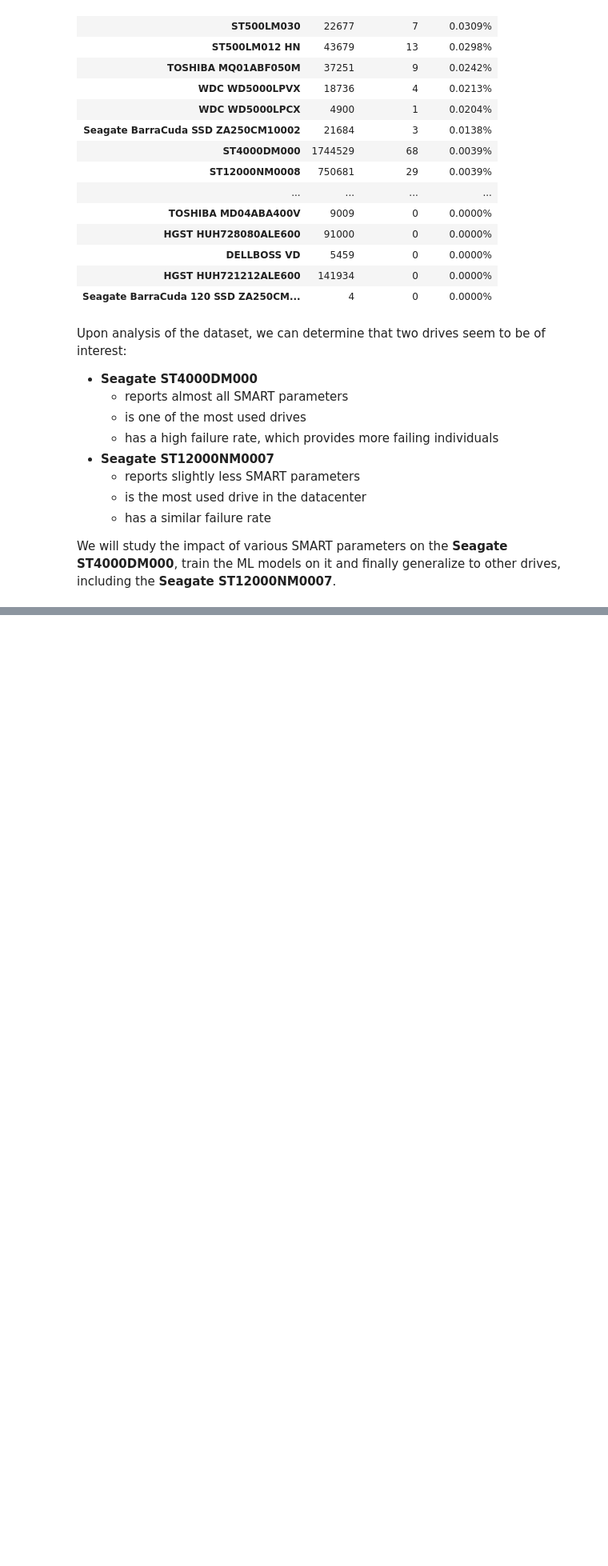
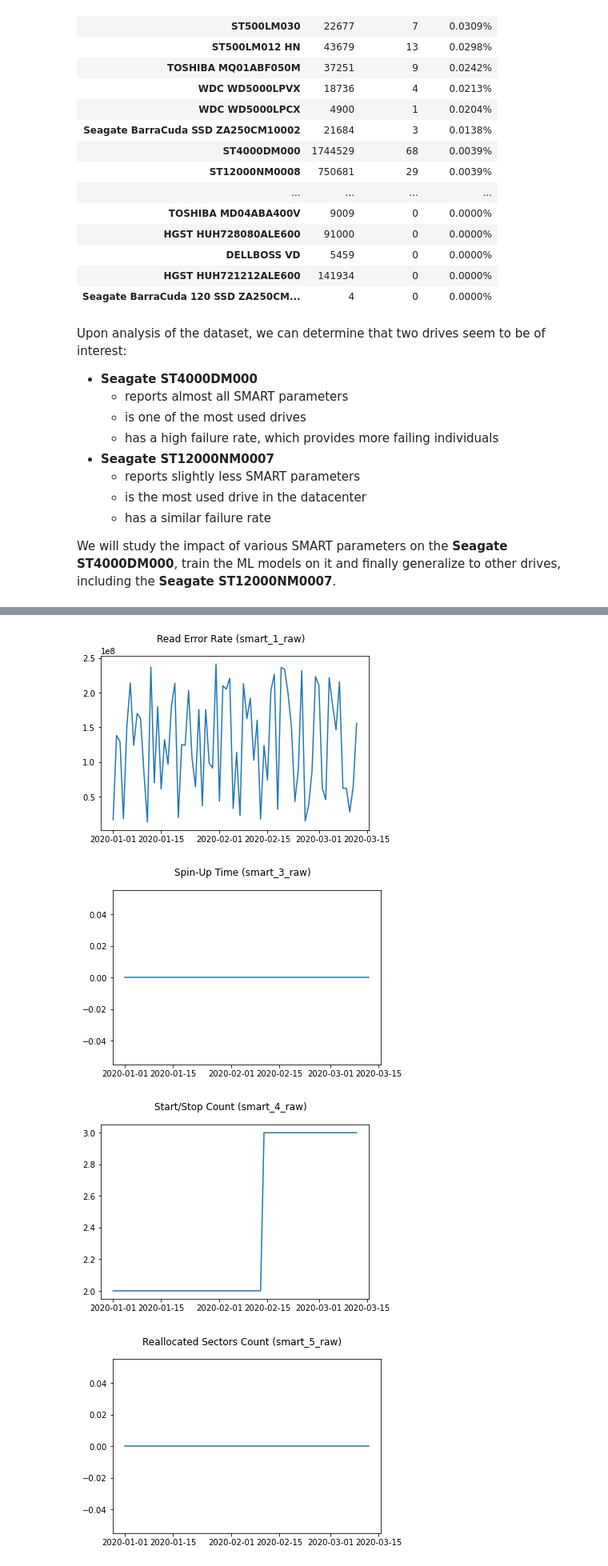
Before and after one commit to SamyDjemai/HardDriveFailurePrediction, a Jupyter notebook: analysis.ipynb, the cells around one changed output, grey strips where cells are left out. Shown at 80% size. Saved outputs shown, nothing was run; the diff lists cells and outputs as text; code cells hidden in the pictures; blank space fills up the shorter version.

Commit message:
Added case study of a failing drive

```diff
--- a/analysis.ipynb
+++ b/analysis.ipynb
@@ -219,3 +221,18 @@ Upon analysis of the dataset, we can determine that two drives seem to be of int
     - has a similar failure rate
 
 We will study the impact of various SMART parameters on the **Seagate ST4000DM000**, train the ML models on it and finally generalize to other drives, including the **Seagate ST12000NM0007**.
+# %%
+failed_st4000dm000_drives = set()
+
+for filename in os.listdir("data/Q1_2020"):
+    with open(f"data/Q1_2020/{filename}") as f:
+        for line in f:
+            line = line.rstrip()
+            split_line = line.split(",")
+            fail = split_line[4]
+            if fail == "1" and split_line[2] == "ST4000DM000":
+                failed_st4000dm000_drives.add(
+                    (split_line[1], filename.replace(".csv", ""))
+                )
+
+print(failed_st4000dm000_drives)
@@ -221,0 +243,6 @@ We will study the impact of various SMART parameters on the **Seagate ST4000DM00
+# %%
+smart_dict = {}
+with open("smart_titles") as f:
+    for line in f:
+        split_line = line.rstrip().split("\t")
+        smart_dict[f"smart_{split_line[0]}_raw"] = split_line[1]
@@ -221,0 +277,19 @@ We will study the impact of various SMART parameters on the **Seagate ST4000DM00
+# %%
+case_df2 = case_df.copy(deep=True)
+case_df2.date = pd.to_datetime(case_df2['date'], format="%Y-%m-%d")
+case_df2.set_index(['date'], inplace=True)
+case_df2.sort_index(inplace=True)
+case_df2.replace(r'^\s*$', np.nan, regex=True, inplace=True)
+case_df2.dropna(axis=1, how='all', inplace=True)
+case_df2.drop(case_df2.filter(like="normalized", axis=1).columns, axis=1, inplace=True)
+case_df2.drop(['serial_number', 'model', 'capacity_bytes', 'failure'], axis=1, inplace=True)
+case_df2 = case_df2.astype(float)
+for col in case_df2.columns:
+    fig = plt.figure()
+    fig.suptitle(f"{smart_dict[col]} ({col})")
+    plt.plot(case_df2[col])
+# %% [output]
+[figure, added]
+[figure, added]
+[figure, added]
+[figure, added]
```
Also changed, not shown: parts of 6 cells of this notebook, 1 other file.
